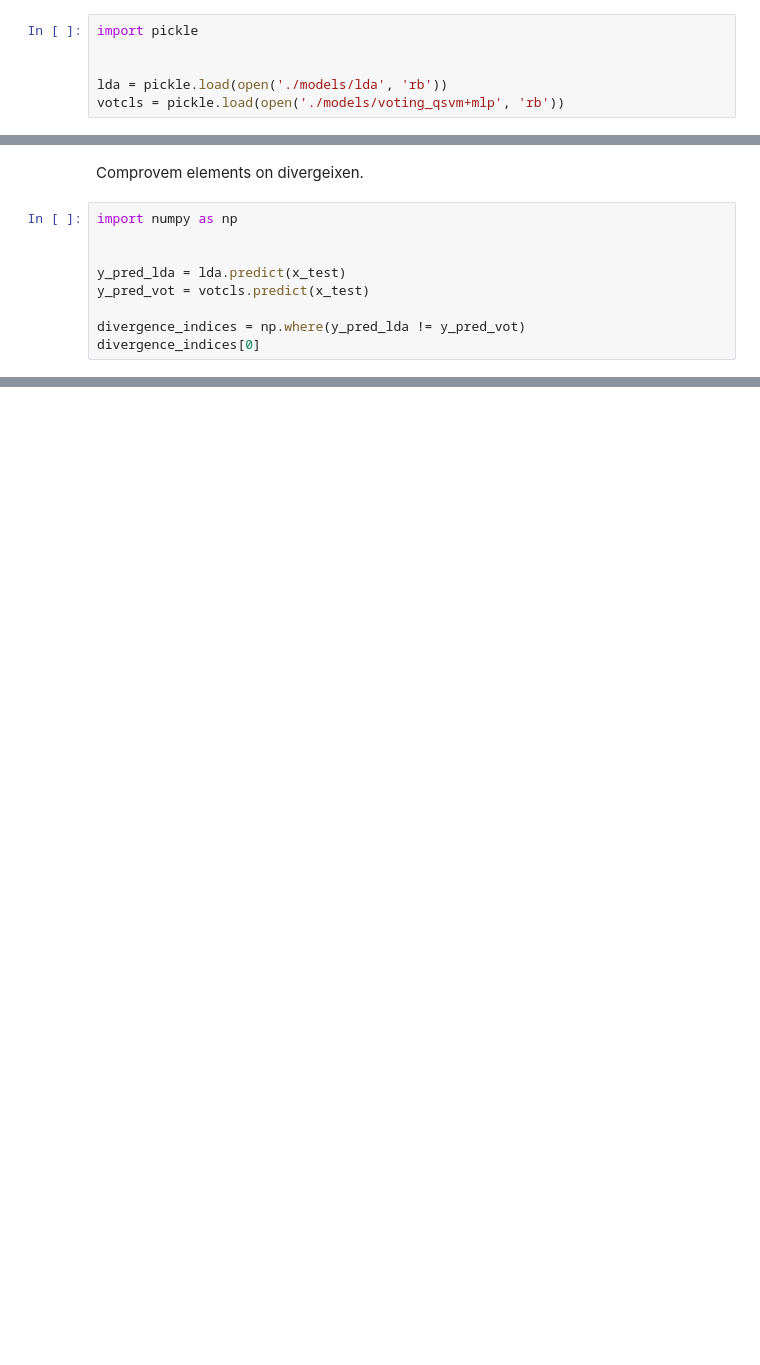
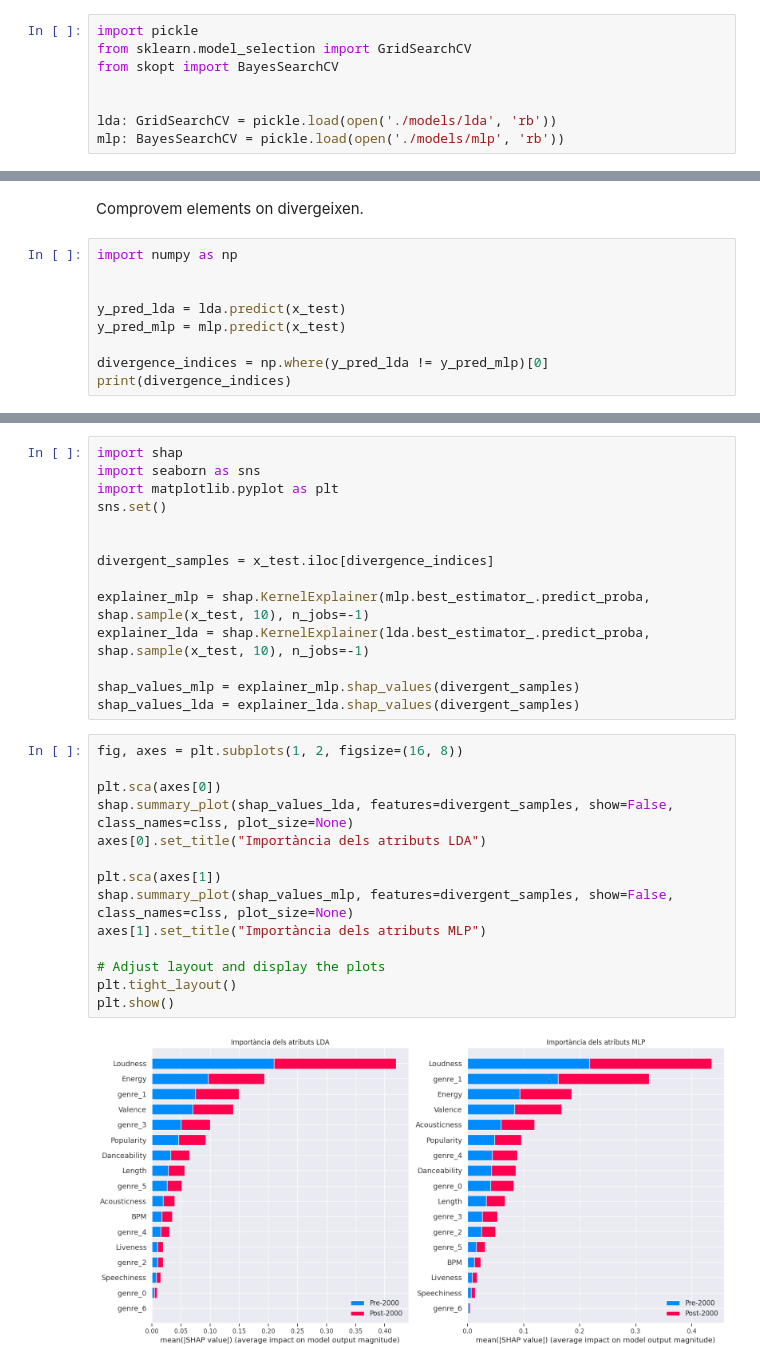
Before and after one commit to ericryhr/APA-PRACTICA, a Jupyter notebook: interpretability.ipynb, the cells around one changed output, grey strips where cells are left out. Cells and saved outputs as stored; diff of their text form; blank space fills up the shorter version.

```diff
--- a/interpretability.ipynb
+++ b/interpretability.ipynb
@@ -50,9 +50,11 @@ x_train.describe().T
 ## Carreguem models
 # %%
 import pickle
+from sklearn.model_selection import GridSearchCV
+from skopt import BayesSearchCV
 
 
-lda = pickle.load(open('./models/lda', 'rb'))
-votcls = pickle.load(open('./models/voting_qsvm+mlp', 'rb'))
+lda: GridSearchCV = pickle.load(open('./models/lda', 'rb'))
+mlp: BayesSearchCV = pickle.load(open('./models/mlp', 'rb'))
 # %% [markdown]
 ## Busquem valors atípics
@@ -139,8 +153,8 @@ import numpy as np
 
 
 y_pred_lda = lda.predict(x_test)
-y_pred_vot = votcls.predict(x_test)
+y_pred_mlp = mlp.predict(x_test)
 
-divergence_indices = np.where(y_pred_lda != y_pred_vot)
-divergence_indices[0]
+divergence_indices = np.where(y_pred_lda != y_pred_mlp)[0]
+print(divergence_indices)
 # %% [output]
@@ -190,0 +181,30 @@ c
+# %%
+import shap
+import seaborn as sns
+import matplotlib.pyplot as plt
+sns.set()
+
+
+divergent_samples = x_test.iloc[divergence_indices]
+
+explainer_mlp = shap.KernelExplainer(mlp.best_estimator_.predict_proba, shap.sample(x_test, 10), n_jobs=-1)
+explainer_lda = shap.KernelExplainer(lda.best_estimator_.predict_proba, shap.sample(x_test, 10), n_jobs=-1)
+
+shap_values_mlp = explainer_mlp.shap_values(divergent_samples)
+shap_values_lda = explainer_lda.shap_values(divergent_samples)
+# %%
+fig, axes = plt.subplots(1, 2, figsize=(16, 8))
+
+plt.sca(axes[0])
+shap.summary_plot(shap_values_lda, features=divergent_samples, show=False, class_names=clss, plot_size=None)
+axes[0].set_title("Importància dels atributs LDA")
+
+plt.sca(axes[1])
+shap.summary_plot(shap_values_mlp, features=divergent_samples, show=False, class_names=clss, plot_size=None)
+axes[1].set_title("Importància dels atributs MLP")
+
+# Adjust layout and display the plots
+plt.tight_layout()
+plt.show()
+# %% [output]
+[figure, added]
```
Also changed, not shown: parts of 17 cells of this notebook.
